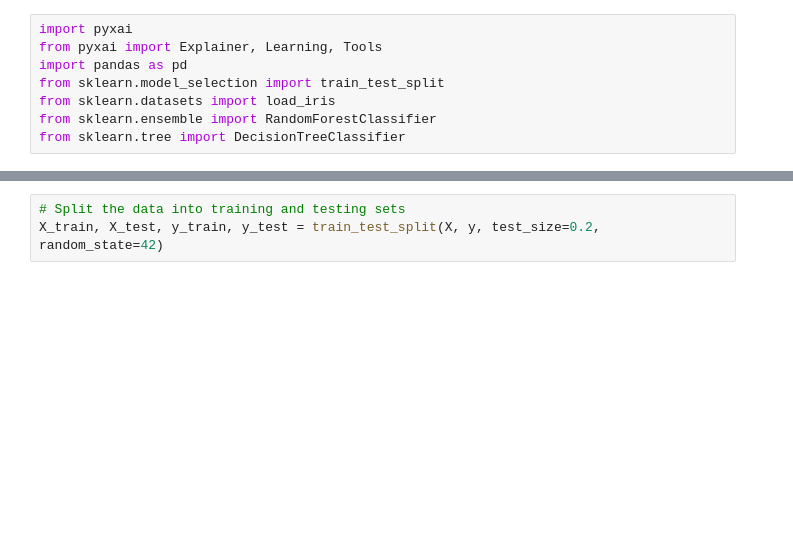
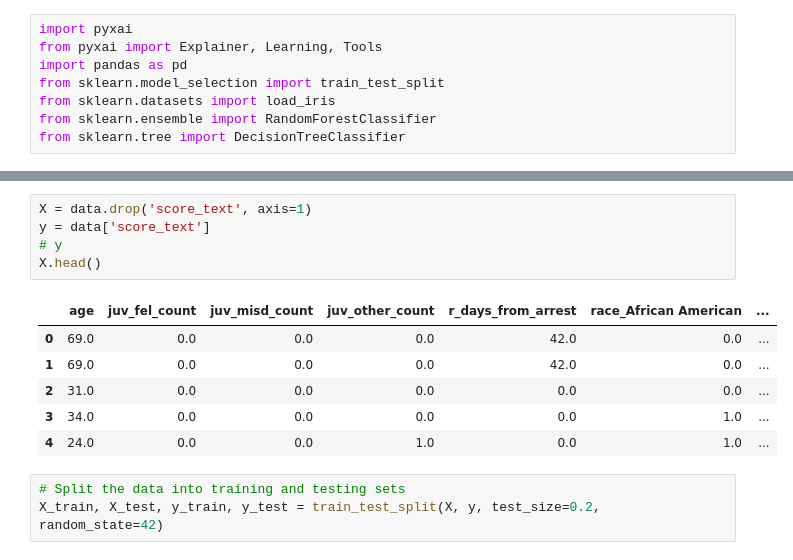
Before and after one commit to aaaaankit/AI_Decoded, a Jupyter notebook: pyxai.ipynb, the cells around one changed output, grey strips where cells are left out. Drawn from its saved outputs; the diff is of its cells as text; blank space fills up the shorter version.

```diff
--- a/pyxai.ipynb
+++ b/pyxai.ipynb
@@ -26,3 +43,15 @@ y = data['target'] # target
+# %%
+X = data.drop('score_text', axis=1)
+y = data['score_text']
+# y
+X.head()
+# %% [output]
+|  | age | juv_fel_count | juv_misd_count | juv_other_count | r_days_from_arrest | race_African American | ... |
+| 0 | 69.0 | 0.0 | 0.0 | 0.0 | 42.0 | 0.0 | ... |
+| 1 | 69.0 | 0.0 | 0.0 | 0.0 | 42.0 | 0.0 | ... |
+| 2 | 31.0 | 0.0 | 0.0 | 0.0 | 0.0 | 0.0 | ... |
+| 3 | 34.0 | 0.0 | 0.0 | 0.0 | 0.0 | 1.0 | ... |
+| 4 | 24.0 | 0.0 | 0.0 | 1.0 | 0.0 | 1.0 | ... |
 # %%
 # Split the data into training and testing sets
 X_train, X_test, y_train, y_test = train_test_split(X, y, test_size=0.2, random_state=42)
```
Also changed, not shown: parts of 14 cells of this notebook.
